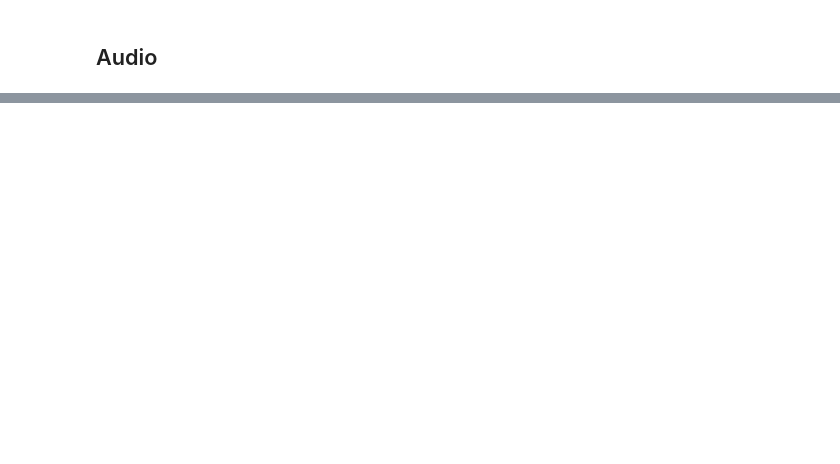
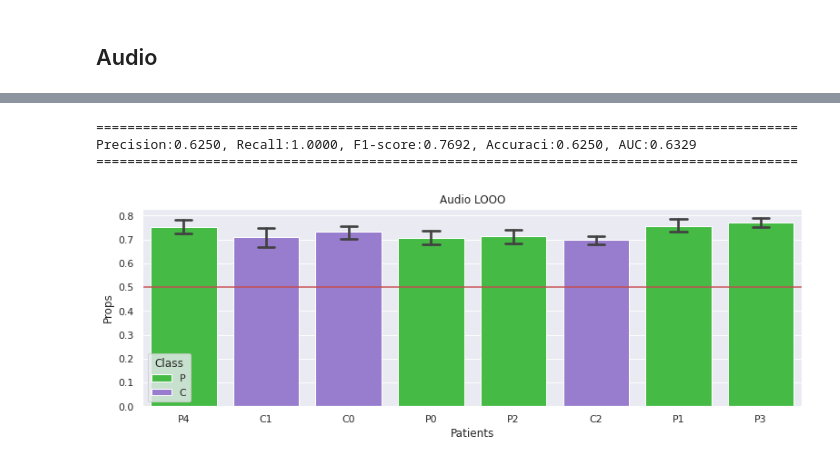
Before and after one commit to jdvalera19/Parkinson-Multimodal-Cross-Attention, a Jupyter notebook: View_result.ipynb, the cells around one changed output, grey strips where cells are left out. Drawn from its saved outputs; the diff is of its cells as text; code cells hidden in the pictures; blank space fills up the shorter version.

```diff
--- a/View_result.ipynb
+++ b/View_result.ipynb
@@ -40,0 +54,9 @@ Precision:0.6453, Recall:0.7815, F1-score:0.7069, Accuraci:0.5949, AUC:0.5738
+# %%
+data_path = 'Results/Note:AUDIO_TTP_data_v1_vs_v2-Lr:1e-06-Epoch:25-Exercise:Vowels.csv'
+view_results(data_path)
+plot_results_per_patient(data_path, 'Audio LOOO')
+# %% [output]
+==========================================================================================
+Precision:0.6250, Recall:1.0000, F1-score:0.7692, Accuraci:0.6250, AUC:0.6329
+==========================================================================================
+[figure, added]
```
Also changed, not shown: parts of 5 cells of this notebook, 10 other files.
